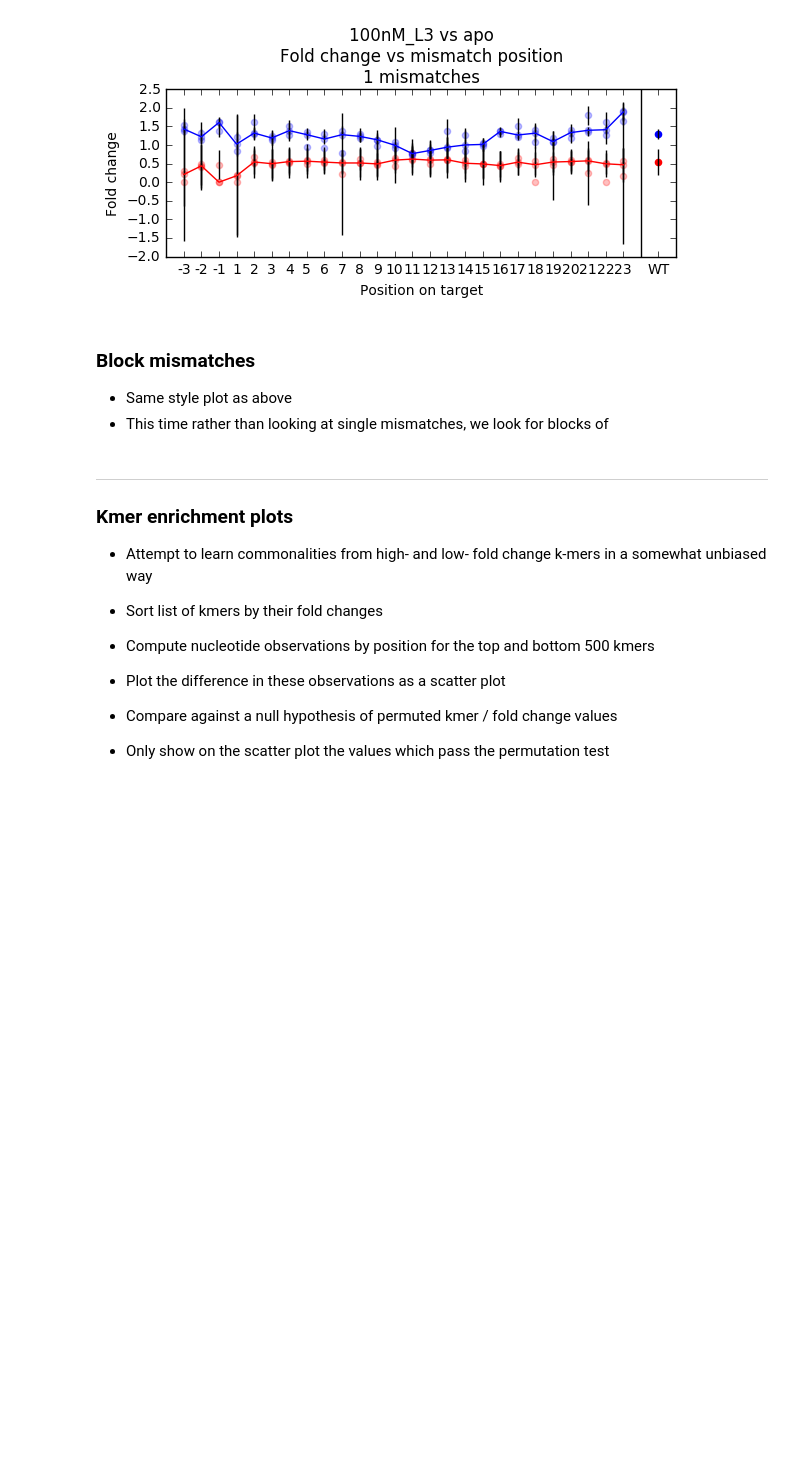
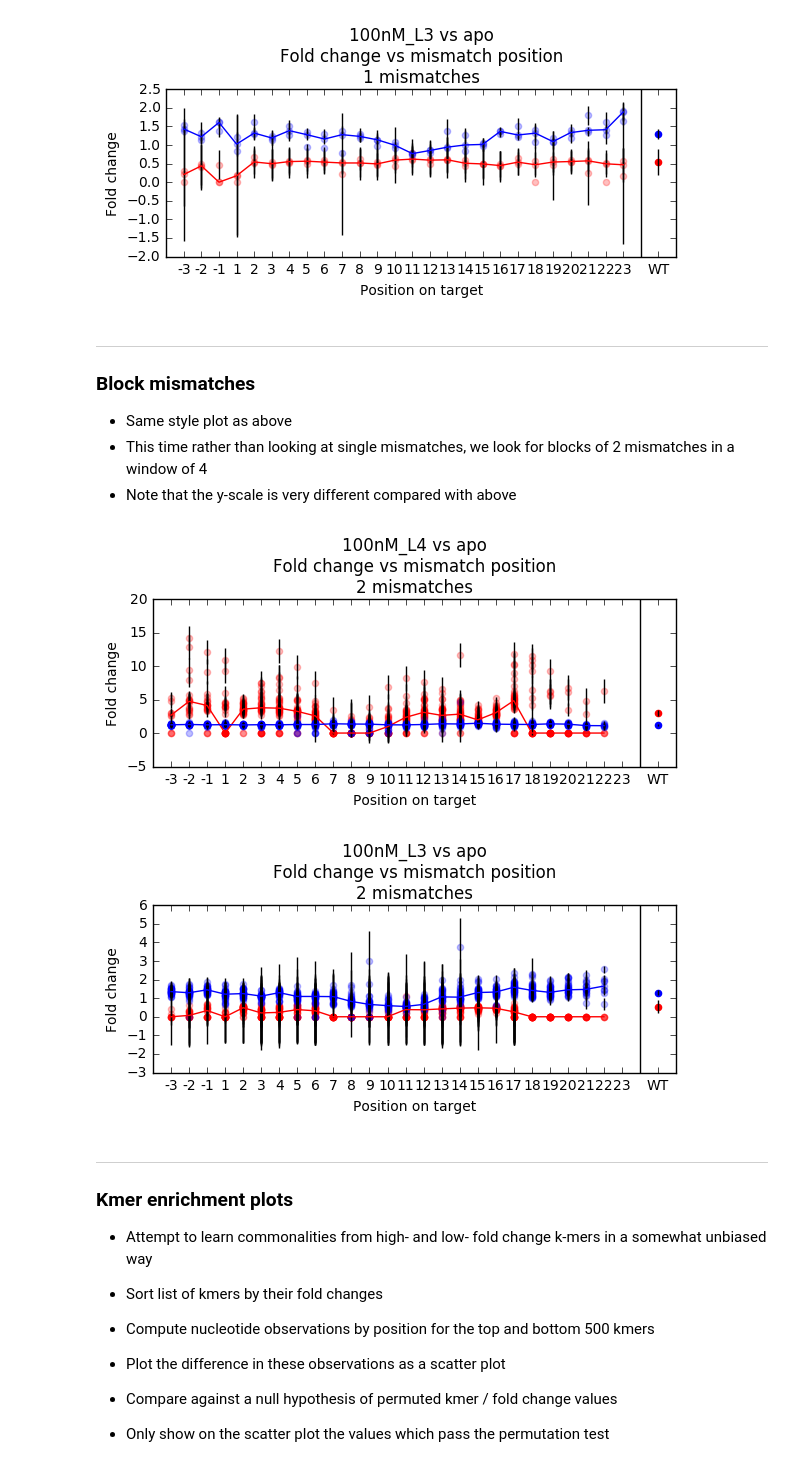
Before and after one commit to OConnell-lab-URMC/High-throughput-RNA-mismatch-profiling, a Jupyter notebook: Bindnseq_notebook_v3.ipynb, the cells around one changed output. Cells and saved outputs as stored; diff of their text form; code cells hidden in the pictures; blank space fills up the shorter version.

```diff
--- a/Bindnseq_notebook_v3.ipynb
+++ b/Bindnseq_notebook_v3.ipynb
@@ -807,13 +807,19 @@ plot_fc_vs_mismatch_medians(samples, '100nM_L3', 'apo', num_mismatches = 1, wind
 [figure]
 [figure]
 # %% [markdown]
+______
+
 ### Block mismatches
 
 * Same style plot as above
-* This time rather than looking at single mismatches, we look for blocks of
+* This time rather than looking at single mismatches, we look for blocks of 2 mismatches in a window of 4
+* Note that the y-scale is very different compared with above
 # %%
-plot_fc_vs_mismatch_medians(samples, '100nM_L4', 'apo', num_mismatches = 2, window = 2)
-plot_fc_vs_mismatch_medians(samples, '100nM_L3', 'apo', num_mismatches = 2, window = 2)
+plot_fc_vs_mismatch_medians(samples, '100nM_L4', 'apo', num_mismatches = 2, window = 4)
+plot_fc_vs_mismatch_medians(samples, '100nM_L3', 'apo', num_mismatches = 2, window = 4)
+# %% [output]
+[figure, added]
+[figure, added]
 # %% [markdown]
 _____
 
```
Also changed, not shown: parts of 1 cell of this notebook.
